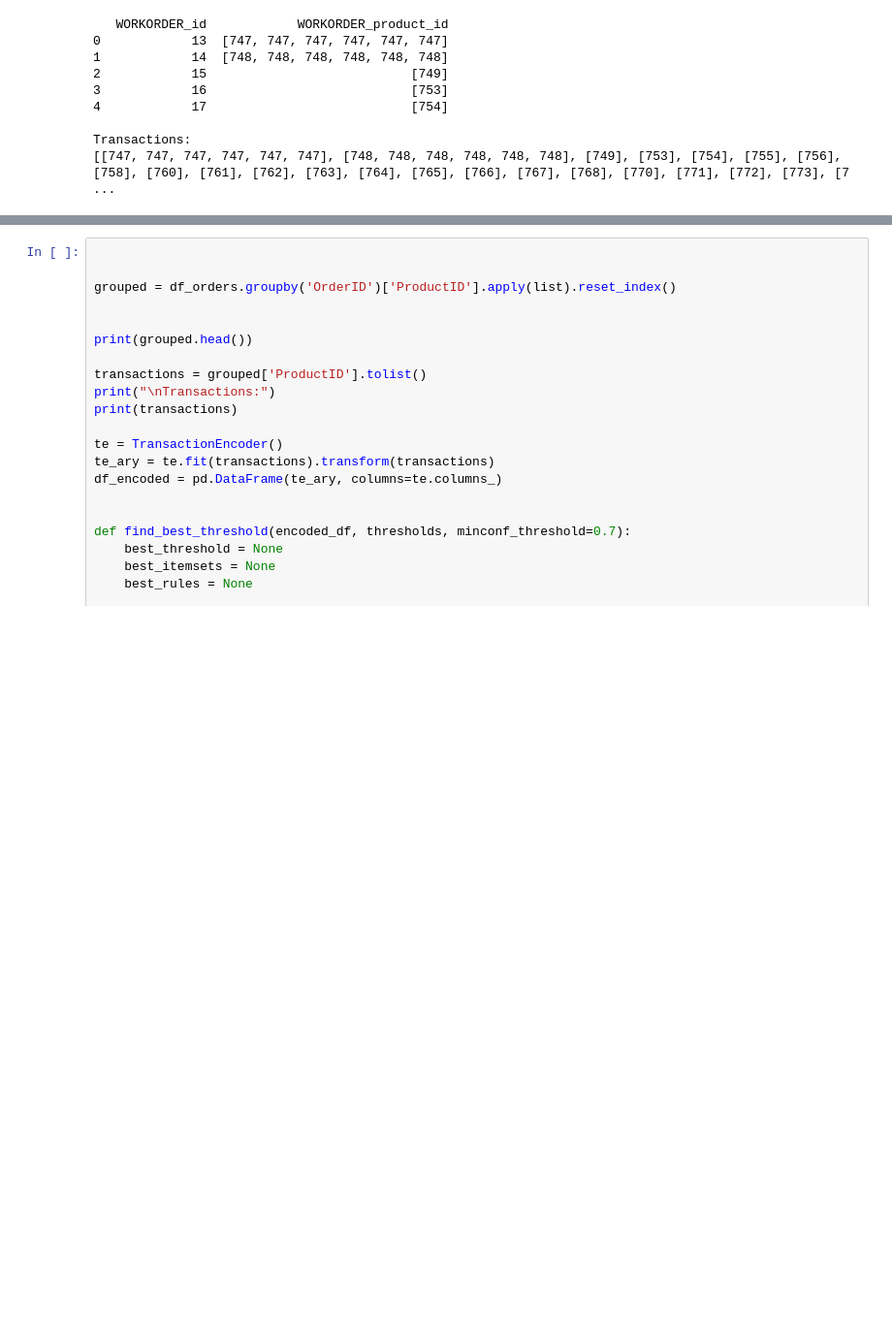
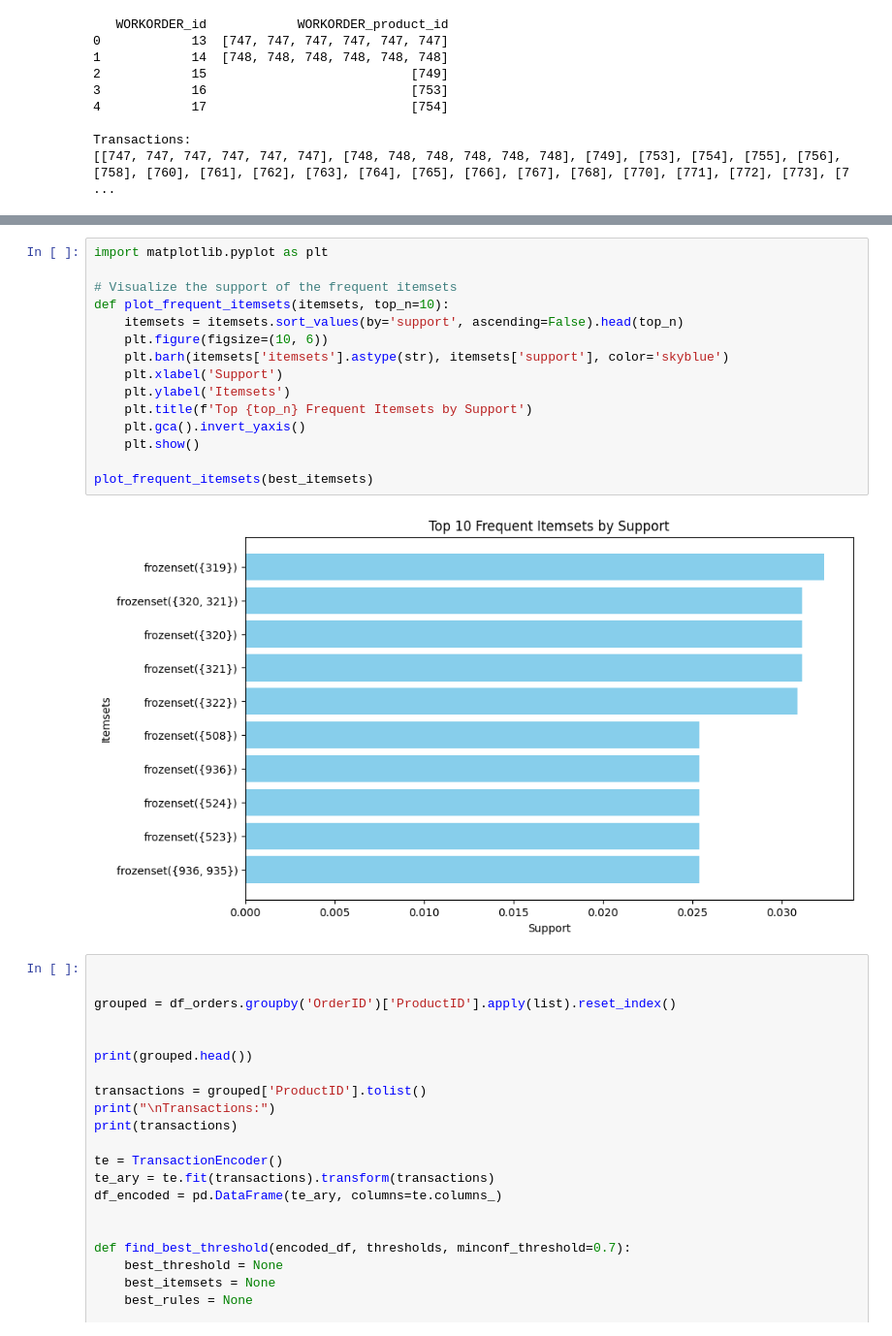
Before and after one commit to DiegoIEC/deds_project, a Jupyter notebook: Machinelearning/FI-model_bestellingen.ipynb, the cells around one changed output, grey strips where cells are left out. Shown at 97% size. Drawn from its saved outputs; the diff is of its cells as text; blank space fills up the shorter version.

```diff
--- a/Machinelearning/FI-model_bestellingen.ipynb
+++ b/Machinelearning/FI-model_bestellingen.ipynb
@@ -229,3 +254,20 @@ Best Support Threshold: 0.01
+# %%
+import matplotlib.pyplot as plt
+
+# Visualize the support of the frequent itemsets
+def plot_frequent_itemsets(itemsets, top_n=10):
+    itemsets = itemsets.sort_values(by='support', ascending=False).head(top_n)
+    plt.figure(figsize=(10, 6))
+    plt.barh(itemsets['itemsets'].astype(str), itemsets['support'], color='skyblue')
+    plt.xlabel('Support')
+    plt.ylabel('Itemsets')
+    plt.title(f'Top {top_n} Frequent Itemsets by Support')
+    plt.gca().invert_yaxis()
+    plt.show()
+
+plot_frequent_itemsets(best_itemsets)
+# %% [output]
+[figure, added]
 # %%
 
 
```
Also changed, not shown: parts of 2 cells of this notebook.
